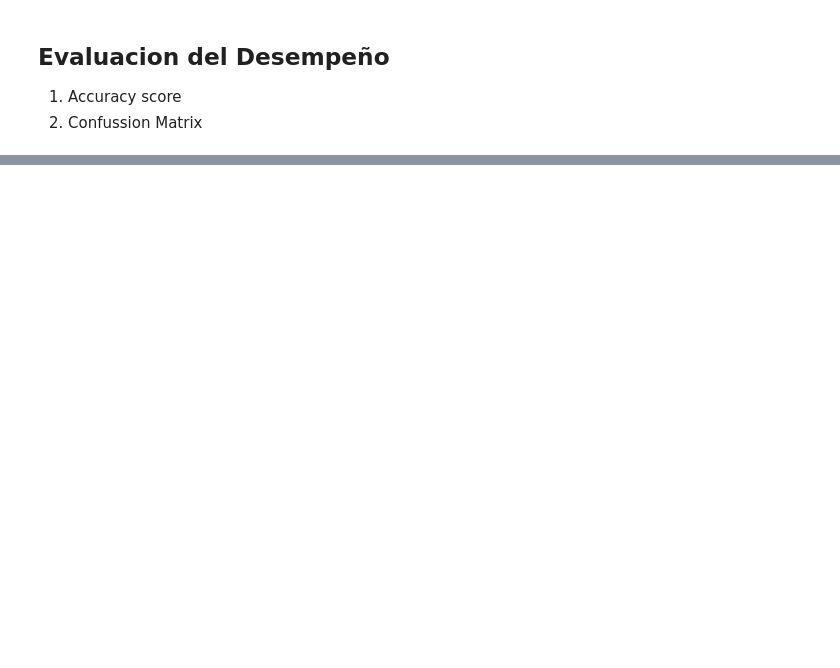
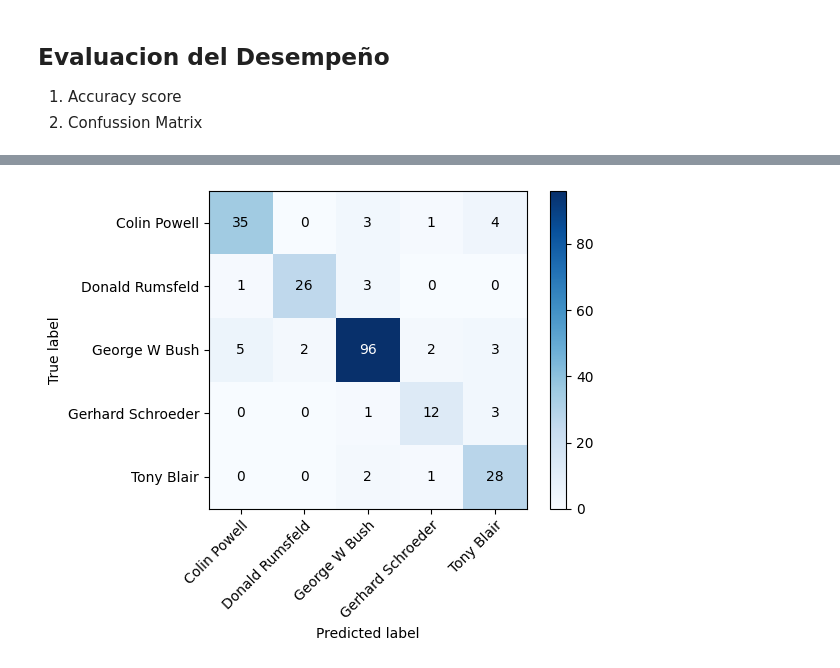
Before and after one commit to ydpajaro/Miniproyecto2, a Jupyter notebook: miniproyecto2.ipynb, the cells around one changed output, grey strips where cells are left out. Drawn from its saved outputs; the diff is of its cells as text; code cells hidden in the pictures; blank space fills up the shorter version.

```diff
--- a/miniproyecto2.ipynb
+++ b/miniproyecto2.ipynb
@@ -230,0 +212,21 @@ from sklearn.decomposition import PCA
+# %%
+# Crear objeto PCA con el número de componentes deseados
+pca = PCA(n_components=150, svd_solver="randomized", whiten=True)
+
+# Ajustar PCA a los datos de entrenamiento
+pca.fit(x_train)
+
+# Transformar los datos de entrenamiento y prueba al espacio de menor dimensión
+x_train_pca = pca.transform(x_train)
+x_test_pca = pca.transform(x_test)
+# %%
+# Entrenar el modelo de Regresión Logística utilizando los datos de entrenamiento
+model = LogisticRegression(random_state=0, max_iter=2000)
+model.fit(x_train_pca, y_train)
+
+#Calcular accuracy del modelo en el conjunto de prueba
+y_pred = model.predict(x_test_pca)
+acc = accuracy_score(y_test, y_pred)
+
+# Imprimir accuracy
+print("Accuracy: {:.2f}".format(acc))
@@ -230,0 +257,24 @@ from sklearn.decomposition import PCA
+# %%
+#Se traza la matriz de confusión
+cm = confusion_matrix(y_test, y_pred)
+fig, ax = plt.subplots()
+im = ax.imshow(cm, interpolation='nearest', cmap=plt.cm.Blues)
+ax.figure.colorbar(im, ax=ax)
+ax.set(xticks=np.arange(cm.shape[1]),
+       yticks=np.arange(cm.shape[0]),
+       xticklabels=faces.target_names, yticklabels=faces.target_names,
+       ylabel='True label',
+       xlabel='Predicted label')
+plt.setp(ax.get_xticklabels(), rotation=45, ha="right",
+         rotation_mode="anchor")
+fmt = 'd'
+thresh = cm.max() / 2.
+for i in range(cm.shape[0]):
+    for j in range(cm.shape[1]):
+        ax.text(j, i, format(cm[i, j], fmt),
+                ha="center", va="center",
+                color="white" if cm[i, j] > thresh else "black")
+fig.tight_layout()
+plt.show()
+# %% [output]
+[figure, added]
```
Also changed, not shown: parts of 29 cells of this notebook.
